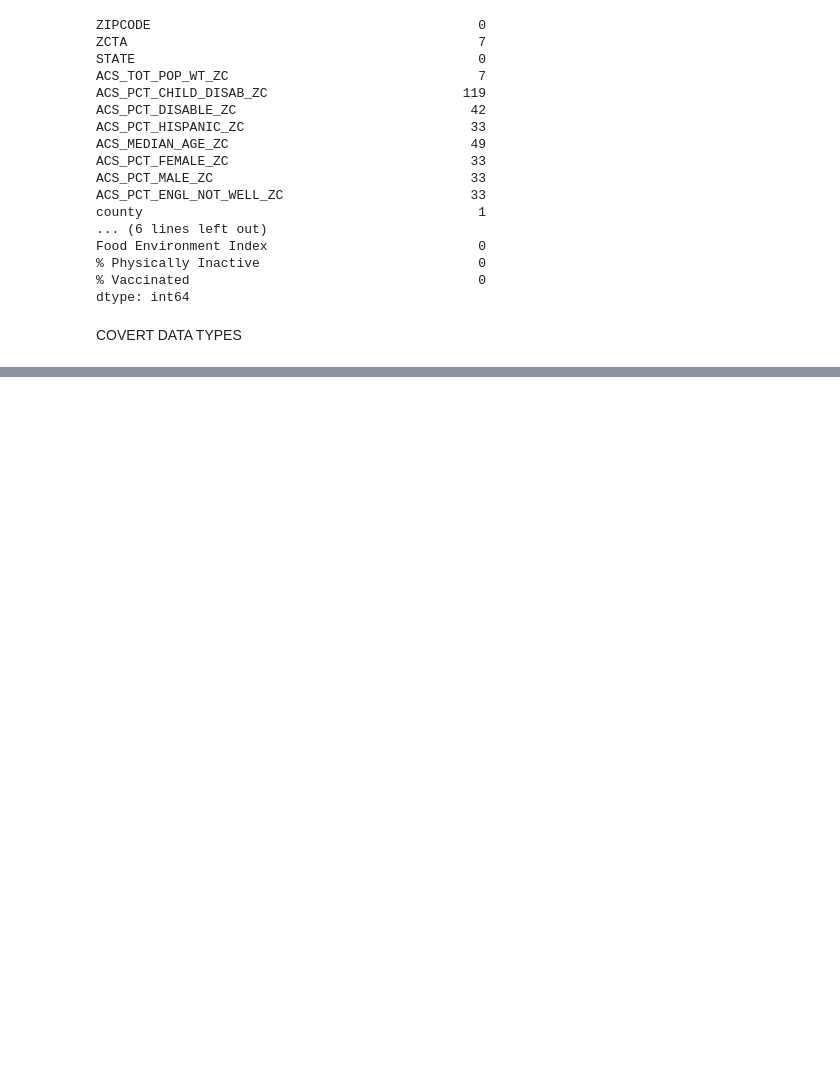
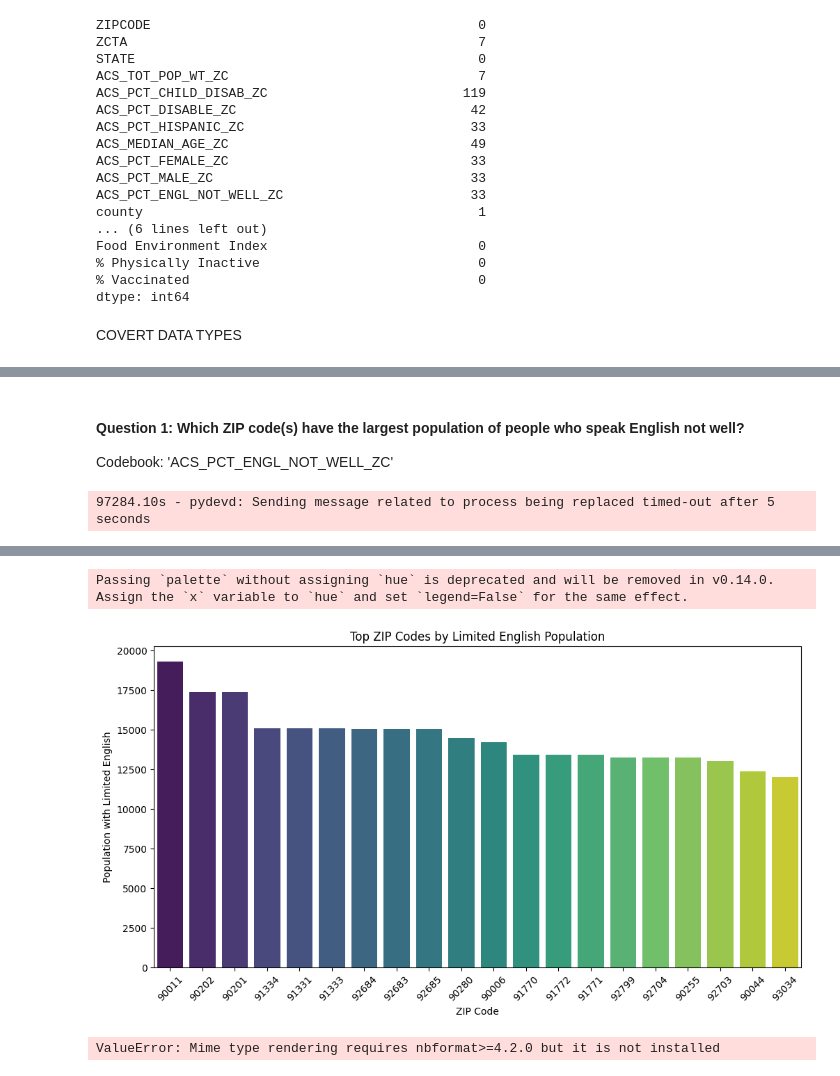
Before and after one commit to build-summer-2025/async-final-project-neon-ashleydeleon, a Jupyter notebook: final_project_example.ipynb, the cells around one changed output, grey strips where cells are left out. Cells and saved outputs as stored; diff of their text form; code cells hidden in the pictures; blank space fills up the shorter version.

Commit message:
Questions = visuals complete

```diff
--- a/final_project_example.ipynb
+++ b/final_project_example.ipynb
@@ -92,4 +104,4 @@ percent_cols = [
     '% Vaccinated']
 
 for col in percent_cols:
-    SDOH_df[col] = pd.to_numeric(df[col], errors='coerce')
+    SDOH_df[col] = pd.to_numeric(SDOH_df[col], errors='coerce')
@@ -97,0 +120,49 @@ NameError: name 'df' is not defined
+# %% [markdown]
+#### Question 1: Which ZIP code(s) have the largest population of people who speak English not well?
+
+Codebook: 'ACS_PCT_ENGL_NOT_WELL_ZC'
+# %%
+import seaborn as sns
+import matplotlib.pyplot as plt
+import plotly.express as px
+!python3 -m pip install nbformat
+
+# Calculate population with limited English proficiency
+SDOH_df['Limited_English_Pop'] = (
+    SDOH_df['ACS_TOT_POP_WT_ZC'] * SDOH_df['ACS_PCT_ENGL_NOT_WELL_ZC'] / 100
+)
+
+# Ensure ZIP codes are 5-digit strings
+SDOH_df['ZIPCODE'] = SDOH_df['ZIPCODE'].astype(str).str.zfill(5)
+
+# Find ZIP code with largest population
+max_zip = SDOH_df.loc[SDOH_df['Limited_English_Pop'].idxmax(), 'ZIPCODE']
+max_value = SDOH_df['Limited_English_Pop'].max()
+print(f"Largest limited English population ZIP code: {max_zip} with {max_value:.0f} people")
+
+# Bar chart (top 20 ZIP codes)
+top20 = SDOH_df.sort_values('Limited_English_Pop', ascending=False).head(20)
+plt.figure(figsize=(12,6))
+sns.barplot(data=top20, x='ZIPCODE', y='Limited_English_Pop', palette='viridis')
+plt.xticks(rotation=45)
+plt.title('Top ZIP Codes by Limited English Population')
+plt.xlabel('ZIP Code')
+plt.ylabel('Population with Limited English')
+plt.show()
+
+# Choropleth map (California ZIP codes) using new choropleth_map
+fig = px.choropleth_map(
+    SDOH_df,
+    geojson="https://raw.githubusercontent.com/OpenDataDE/State-zip-code-GeoJSON/master/ca_california_zip_codes_geo.min.json",
+    locations="ZIPCODE",
+    featureidkey="properties.ZCTA5CE10",
+    color="Limited_English_Pop",
+    hover_name="ZIPCODE",
+    hover_data=["Limited_English_Pop", "county"],
+    title="Population with Limited English Proficiency by ZIP Code in California",
+    center={"lat": 36.7783, "lon": -119.4179},
+    zoom=5
+)
+fig.show()
+# %% [output]
+97284.10s - pydevd: Sending message related to process being replaced timed-out after 5 seconds
@@ -97,0 +184,3 @@ NameError: name 'df' is not defined
+Passing `palette` without assigning `hue` is deprecated and will be removed in v0.14.0. Assign the `x` variable to `hue` and set `legend=False` for the same effect.
+[figure, added]
+ValueError: Mime type rendering requires nbformat>=4.2.0 but it is not installed
```
Also changed, not shown: parts of 35 cells of this notebook, 1 other file.
